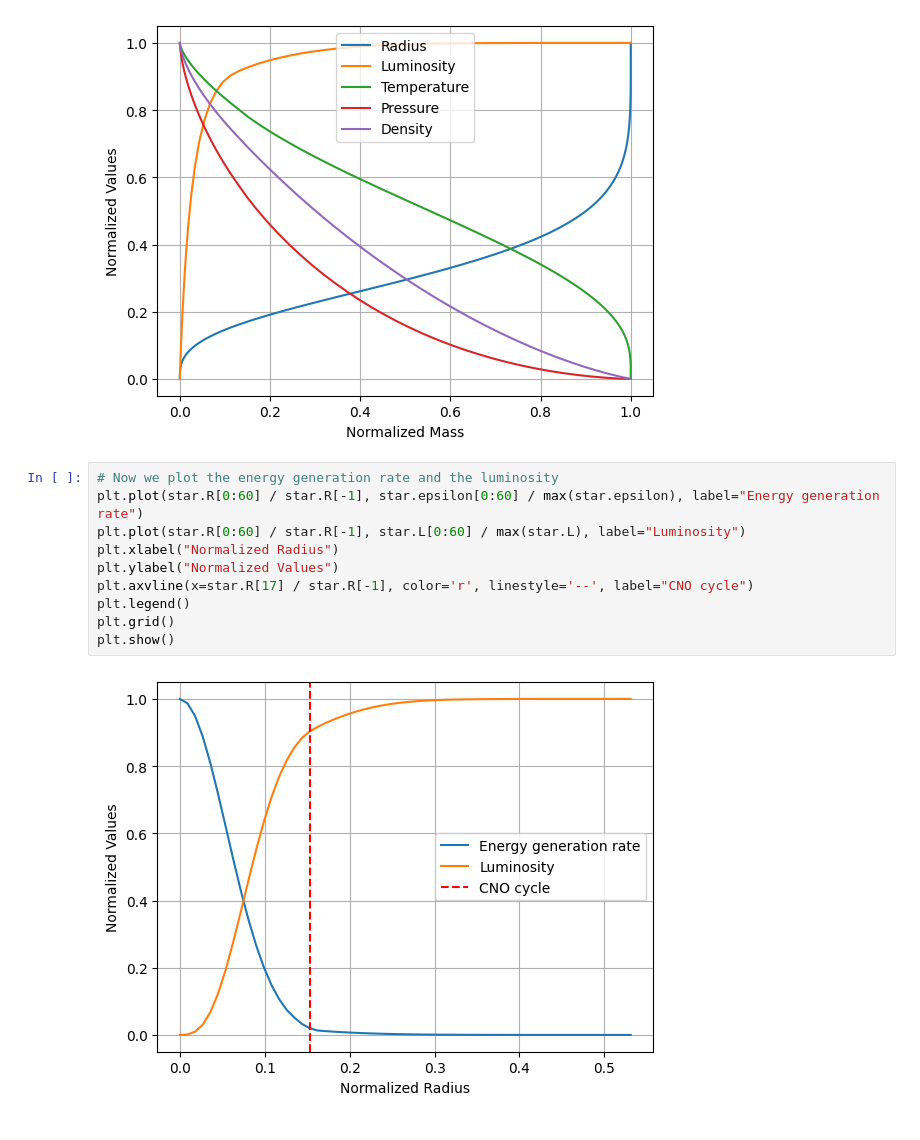
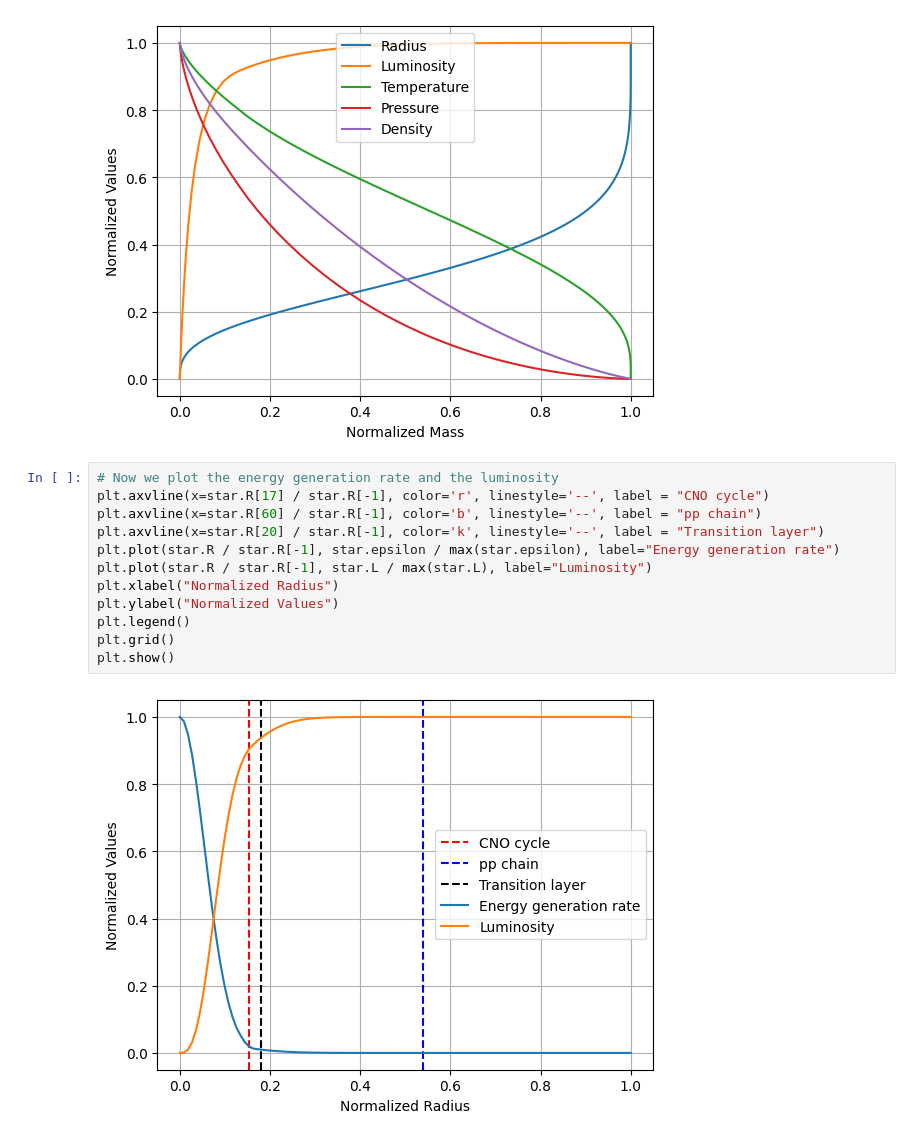
Before and after one commit to jcarreir/Stellar-interior-model, a Jupyter notebook: model.ipynb, the cells around one changed output. Drawn from its saved outputs; the diff is of its cells as text.

```diff
--- a/model.ipynb
+++ b/model.ipynb
@@ -221,15 +220,17 @@ star.save_data("final_model.csv")
 star.plot_normalized_variables("all", "mass")
 # %% [output]
 [figure]
-# %%
-# Now we plot the energy generation rate and the luminosity
-plt.plot(star.R[0:60] / star.R[-1], star.epsilon[0:60] / max(star.epsilon), label="Energy generation rate")
-plt.plot(star.R[0:60] / star.R[-1], star.L[0:60] / max(star.L), label="Luminosity")
-plt.xlabel("Normalized Radius")
-plt.ylabel("Normalized Values")
-plt.axvline(x=star.R[17] / star.R[-1], color='r', linestyle='--', label="CNO cycle")
-plt.legend()
-plt.grid()
-plt.show()
-# %% [output]
-[figure, removed]
+# %%
+# Now we plot the energy generation rate and the luminosity
+plt.axvline(x=star.R[17] / star.R[-1], color='r', linestyle='--', label = "CNO cycle")
+plt.axvline(x=star.R[60] / star.R[-1], color='b', linestyle='--', label = "pp chain")
+plt.axvline(x=star.R[20] / star.R[-1], color='k', linestyle='--', label = "Transition layer")
+plt.plot(star.R / star.R[-1], star.epsilon / max(star.epsilon), label="Energy generation rate")
+plt.plot(star.R / star.R[-1], star.L / max(star.L), label="Luminosity")
+plt.xlabel("Normalized Radius")
+plt.ylabel("Normalized Values")
+plt.legend()
+plt.grid()
+plt.show()
+# %% [output]
+[figure, added]
```
Also changed, not shown: parts of 2 cells of this notebook, 3 other files.
